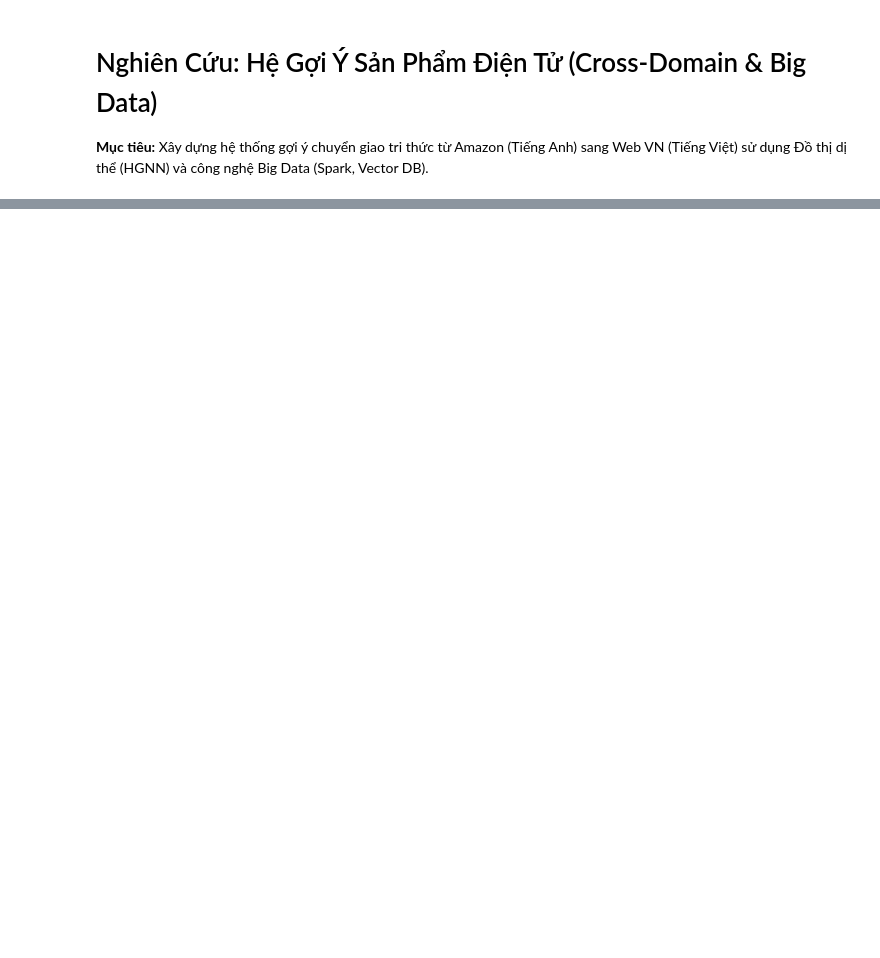
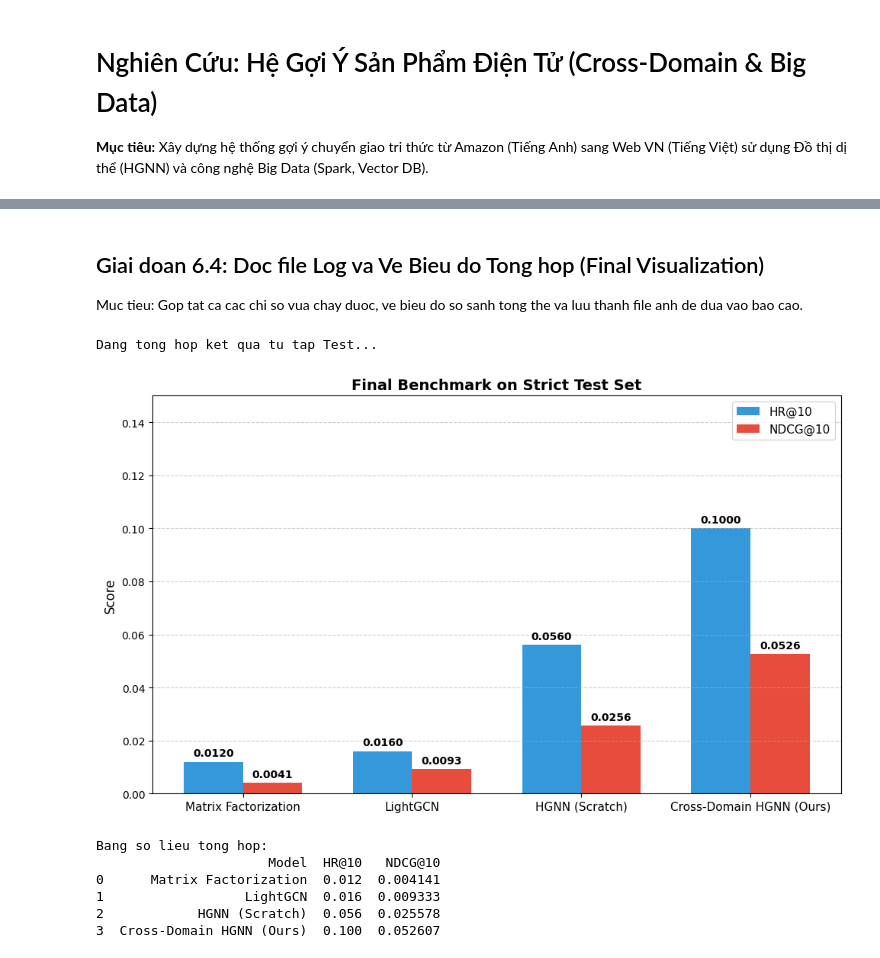
Before and after one commit to DeepLearnRecomSysDataMining/MiningMassiveData, a Jupyter notebook: MMD.ipynb, the cells around one changed output, grey strips where cells are left out. Cells and saved outputs as stored; diff of their text form; code cells hidden in the pictures; blank space fills up the shorter version.

```diff
--- a/MMD.ipynb
+++ b/MMD.ipynb
@@ -188,0 +1205,66 @@ print(f"Hit Ratio@10: {get_hit_ratio_at_k(recommendations, actual_clicks):.4f}")
+# %% [markdown]
+## Giai doan 6.4: Doc file Log va Ve Bieu do Tong hop (Final Visualization)
+Muc tieu: Gop tat ca cac chi so vua chay duoc, ve bieu do so sanh tong the va luu thanh file anh de dua vao bao cao.
+# %%
+import matplotlib.pyplot as plt
+
+print("Dang tong hop ket qua tu tap Test...")
+
+# 1. Tinh lai diem Test cua Cross-Domain HGNN de dong bo
+model_finetune.eval()
+with torch.no_grad():
+    out_eval = model_finetune(vn_data.x_dict, vn_train_dict)
+    cd_u_e, cd_i_e = out_eval['user'].cpu().numpy(), out_eval['item'].cpu().numpy()
+    cd_hr, cd_ndcg = eval_metrics(cd_u_e, cd_i_e, test_users, test_gt, vn_train_edges)
+
+# 2. Xay dung bang du lieu so sanh
+methods = ['Matrix Factorization', 'LightGCN', 'HGNN (Scratch)', 'Cross-Domain HGNN (Ours)']
+hrs = [mf_hr, lg_hr, sc_hr, cd_hr]
+ndcgs = [mf_ndcg, lg_ndcg, sc_ndcg, cd_ndcg]
+
+# 3. Ve bieu do cot Benchmark
+x = np.arange(len(methods))
+width = 0.35
+
+fig, ax = plt.subplots(figsize=(10, 6))
+rects1 = ax.bar(x - width/2, hrs, width, label='HR@10', color='#3498db')
+rects2 = ax.bar(x + width/2, ndcgs, width, label='NDCG@10', color='#e74c3c')
+
+ax.set_ylabel('Score', fontsize=12)
+ax.set_title('Final Benchmark on Strict Test Set', fontsize=14, fontweight='bold')
+ax.set_xticks(x)
+ax.set_xticklabels(methods, fontsize=11)
+ax.legend(fontsize=11)
+ax.set_ylim(0, max(hrs) + 0.05)
+ax.grid(axis='y', linestyle='--', alpha=0.6)
+
+def autolabel(rects):
+    for rect in rects:
+        height = rect.get_height()
+        ax.annotate(f'{height:.4f}',
+                    xy=(rect.get_x() + rect.get_width() / 2, height),
+                    xytext=(0, 3), textcoords="offset points",
+                    ha='center', va='bottom', fontweight='bold', fontsize=10)
+
+autolabel(rects1)
+autolabel(rects2)
+
+plt.tight_layout()
+final_chart_path = os.path.join(SAVE_DIR, "final_scientific_benchmark.png")
+plt.savefig(final_chart_path, dpi=300)
+plt.show()
+
+# 4. Xuat bang CSV
+df_results = pd.DataFrame({'Model': methods, 'HR@10': hrs, 'NDCG@10': ndcgs})
+df_results.to_csv(os.path.join(SAVE_DIR, "final_metrics_report.csv"), index=False)
+print("\nBang so lieu tong hop:")
+print(df_results)
+# %% [output]
+Dang tong hop ket qua tu tap Test...
+[figure, added]
+Bang so lieu tong hop:
+                      Model  HR@10   NDCG@10
+0      Matrix Factorization  0.012  0.004141
+1                  LightGCN  0.016  0.009333
+2            HGNN (Scratch)  0.056  0.025578
+3  Cross-Domain HGNN (Ours)  0.100  0.052607
```
Also changed, not shown: parts of 41 cells of this notebook.
